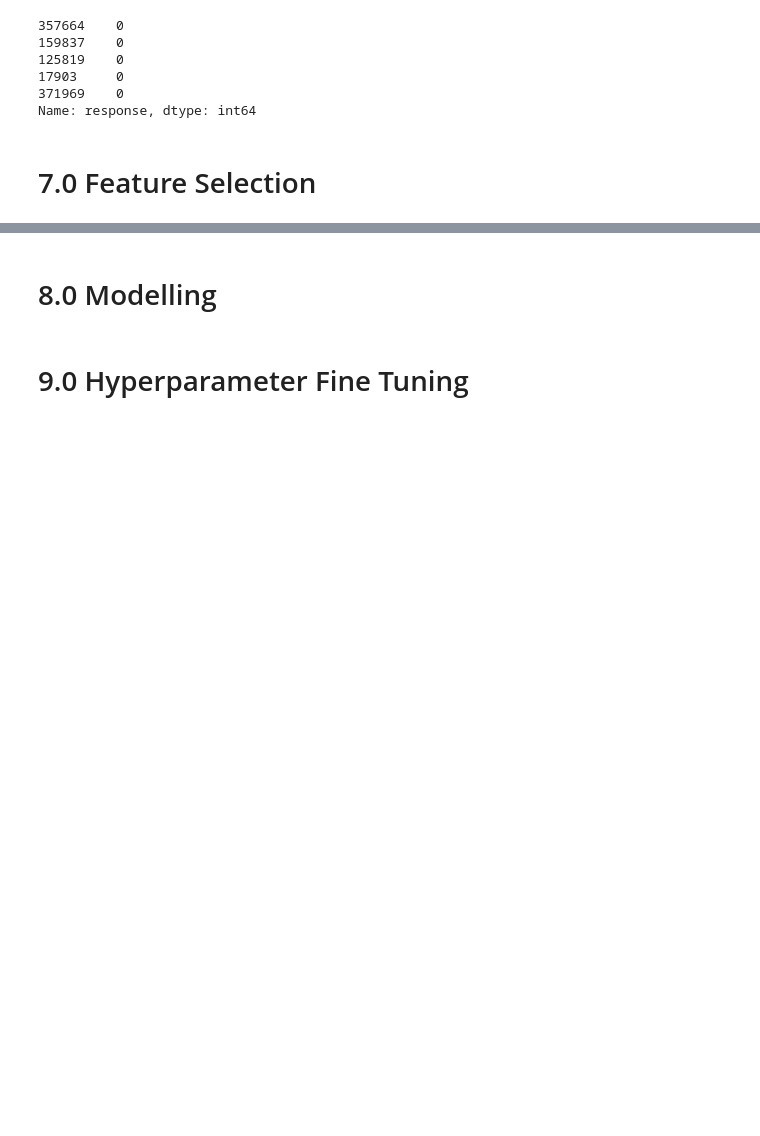
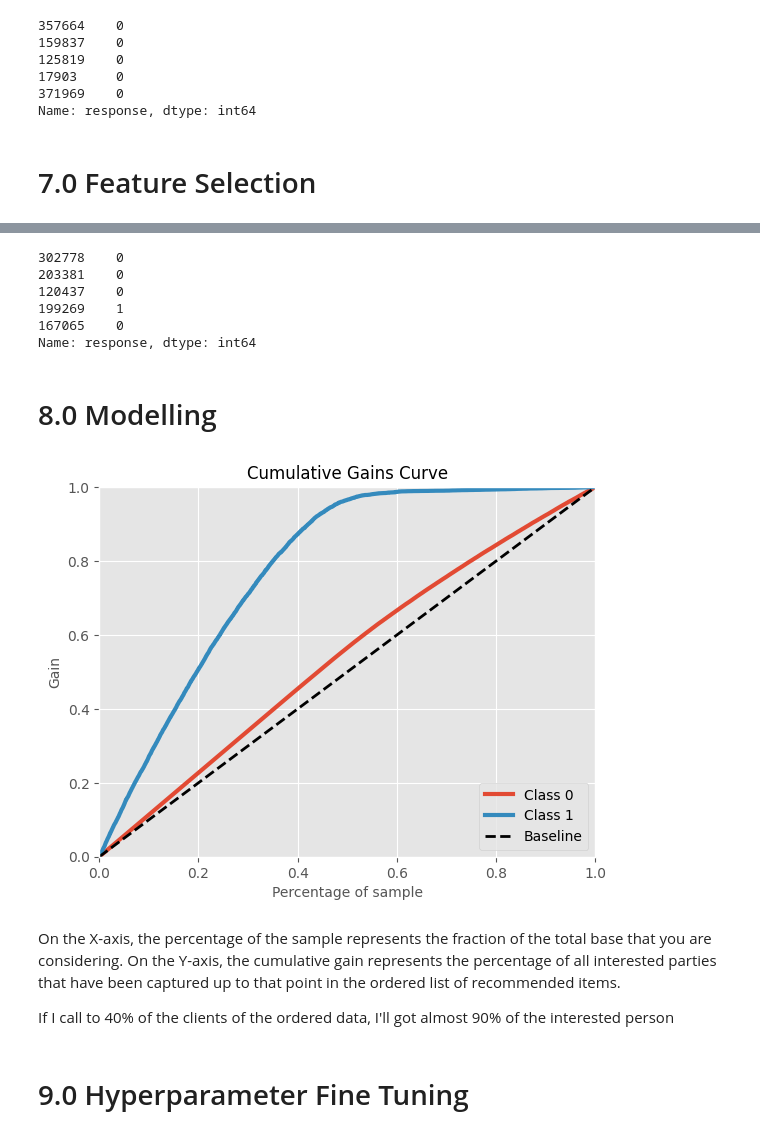
Before and after one commit to AllanCasado/health-insurance-cross-sell, a Jupyter notebook: notebooks/health_insurance_cross_sell.ipynb, the cells around one changed output, grey strips where cells are left out. Saved outputs shown, nothing was run; the diff lists cells and outputs as text; code cells hidden in the pictures; blank space fills up the shorter version.

```diff
--- a/notebooks/health_insurance_cross_sell.ipynb
+++ b/notebooks/health_insurance_cross_sell.ipynb
@@ -1331,0 +1316,5 @@ X_test
+# %%
+X_train = X_train[selected_cols_fi]
+X_test = X_test[selected_cols_fi]
+
+X_train.head()
@@ -1332,5 +1328,30 @@ X_test
+# %%
+y_train.head()
+# %% [output]
+302778    0
+203381    0
+120437    0
+199269    1
+167065    0
+Name: response, dtype: int64
 # %% [markdown]
 # 8.0 Modelling
+# %%
+rf = RandomForestClassifier(n_estimators=150,
+                           n_jobs=-1)
+
+rf.fit(X_train, y_train)
+
+ypred_rf = rf.predict_proba(X_test)
+# %%
+skplt.metrics.plot_cumulative_gain(y_test, ypred_rf)
+plt.show()
+# %% [output]
+[figure, added]
+# %% [markdown]
+On the X-axis, the percentage of the sample represents the fraction of the total base that you are considering. On the Y-axis, the cumulative gain represents the percentage of all interested parties that have been captured up to that point in the ordered list of recommended items.
+
+If I call to 40% of the clients of the ordered data, I'll got almost 90% of the interested person
 # %% [markdown]
 # 9.0 Hyperparameter Fine Tuning
 # %% [markdown]
```
Also changed, not shown: parts of 21 cells of this notebook.
